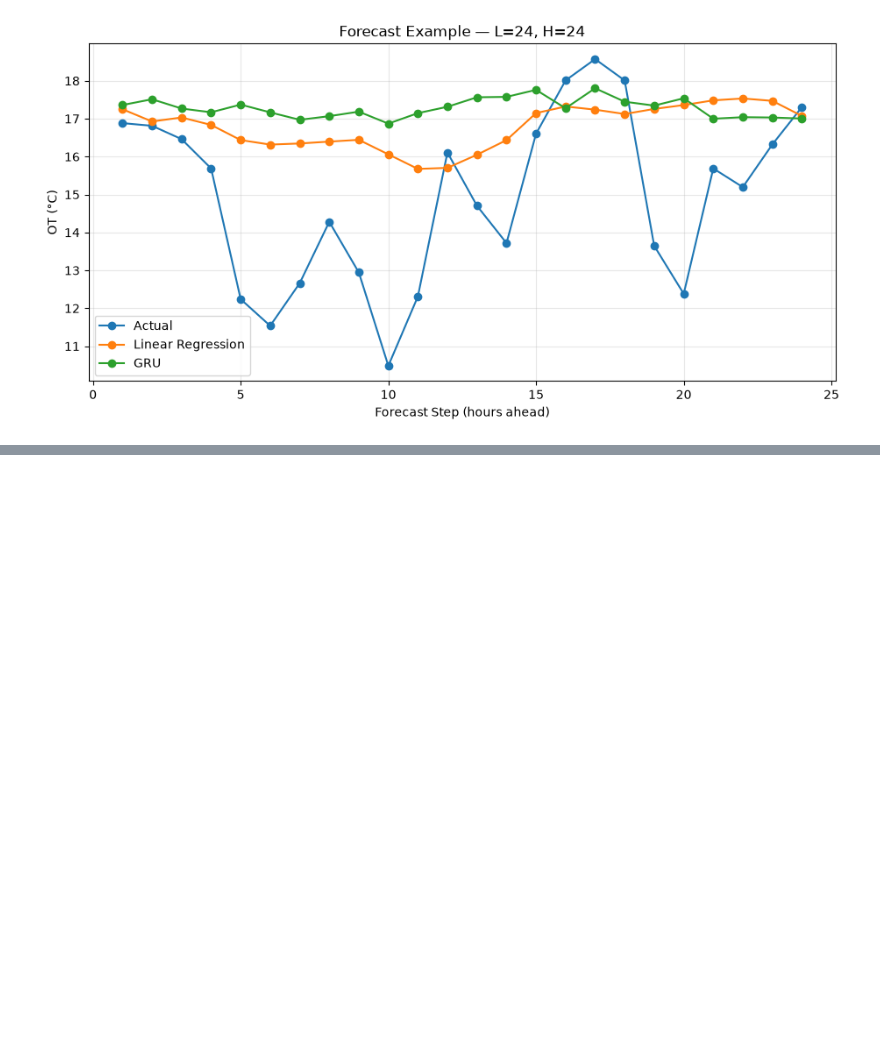
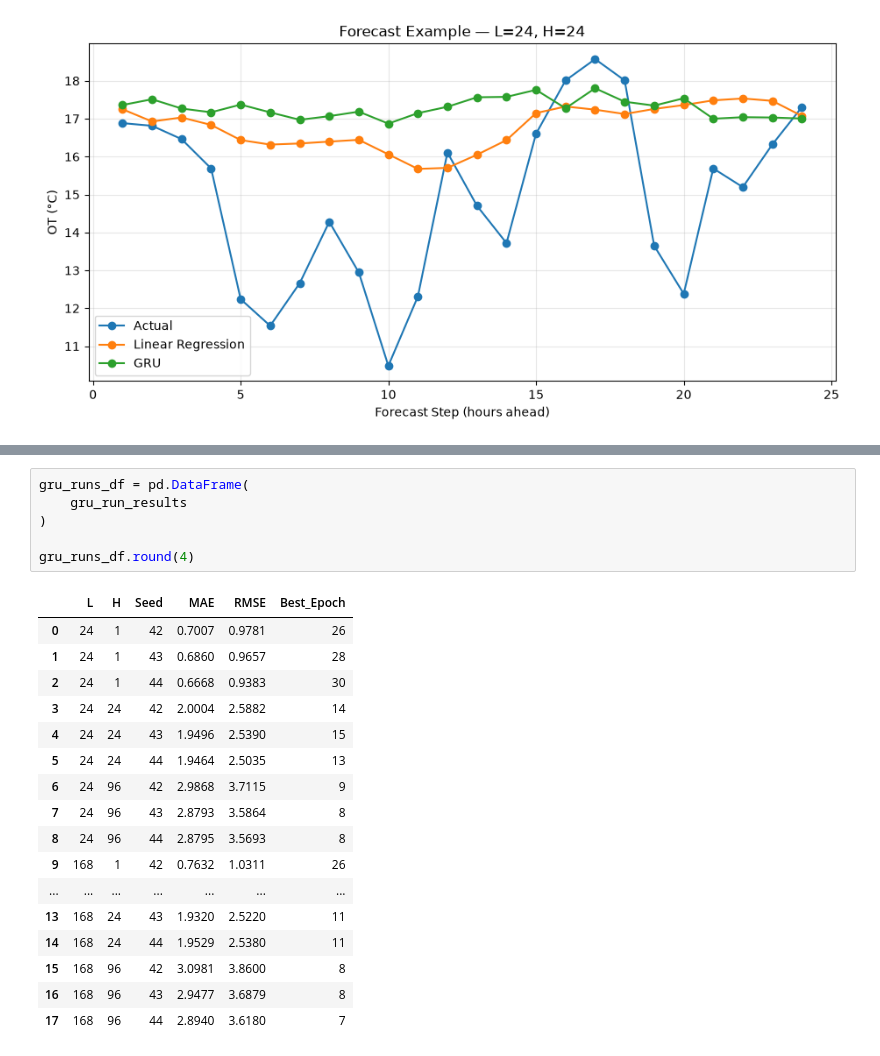
Before and after one commit to itskimheng/IAI_Lab_Intro_Assignment_2, a Jupyter notebook: main.ipynb, the cells around one changed output, grey strips where cells are left out. Drawn from its saved outputs; the diff is of its cells as text; blank space fills up the shorter version.

```diff
--- a/main.ipynb
+++ b/main.ipynb
@@ -1369,0 +1939,24 @@ plt.show()
+# %%
+gru_runs_df = pd.DataFrame(
+    gru_run_results
+)
+
+gru_runs_df.round(4)
+# %% [output]
+|  | L | H | Seed | MAE | RMSE | Best_Epoch |
+| 0 | 24 | 1 | 42 | 0.7007 | 0.9781 | 26 |
+| 1 | 24 | 1 | 43 | 0.6860 | 0.9657 | 28 |
+| 2 | 24 | 1 | 44 | 0.6668 | 0.9383 | 30 |
+| 3 | 24 | 24 | 42 | 2.0004 | 2.5882 | 14 |
+| 4 | 24 | 24 | 43 | 1.9496 | 2.5390 | 15 |
+| 5 | 24 | 24 | 44 | 1.9464 | 2.5035 | 13 |
+| 6 | 24 | 96 | 42 | 2.9868 | 3.7115 | 9 |
+| 7 | 24 | 96 | 43 | 2.8793 | 3.5864 | 8 |
+| 8 | 24 | 96 | 44 | 2.8795 | 3.5693 | 8 |
+| 9 | 168 | 1 | 42 | 0.7632 | 1.0311 | 26 |
+| ... | ... | ... | ... | ... | ... | ... |
+| 13 | 168 | 24 | 43 | 1.9320 | 2.5220 | 11 |
+| 14 | 168 | 24 | 44 | 1.9529 | 2.5380 | 11 |
+| 15 | 168 | 96 | 42 | 3.0981 | 3.8600 | 8 |
+| 16 | 168 | 96 | 43 | 2.9477 | 3.6879 | 8 |
+| 17 | 168 | 96 | 44 | 2.8940 | 3.6180 | 7 |
```
Also changed, not shown: parts of 58 cells of this notebook.
